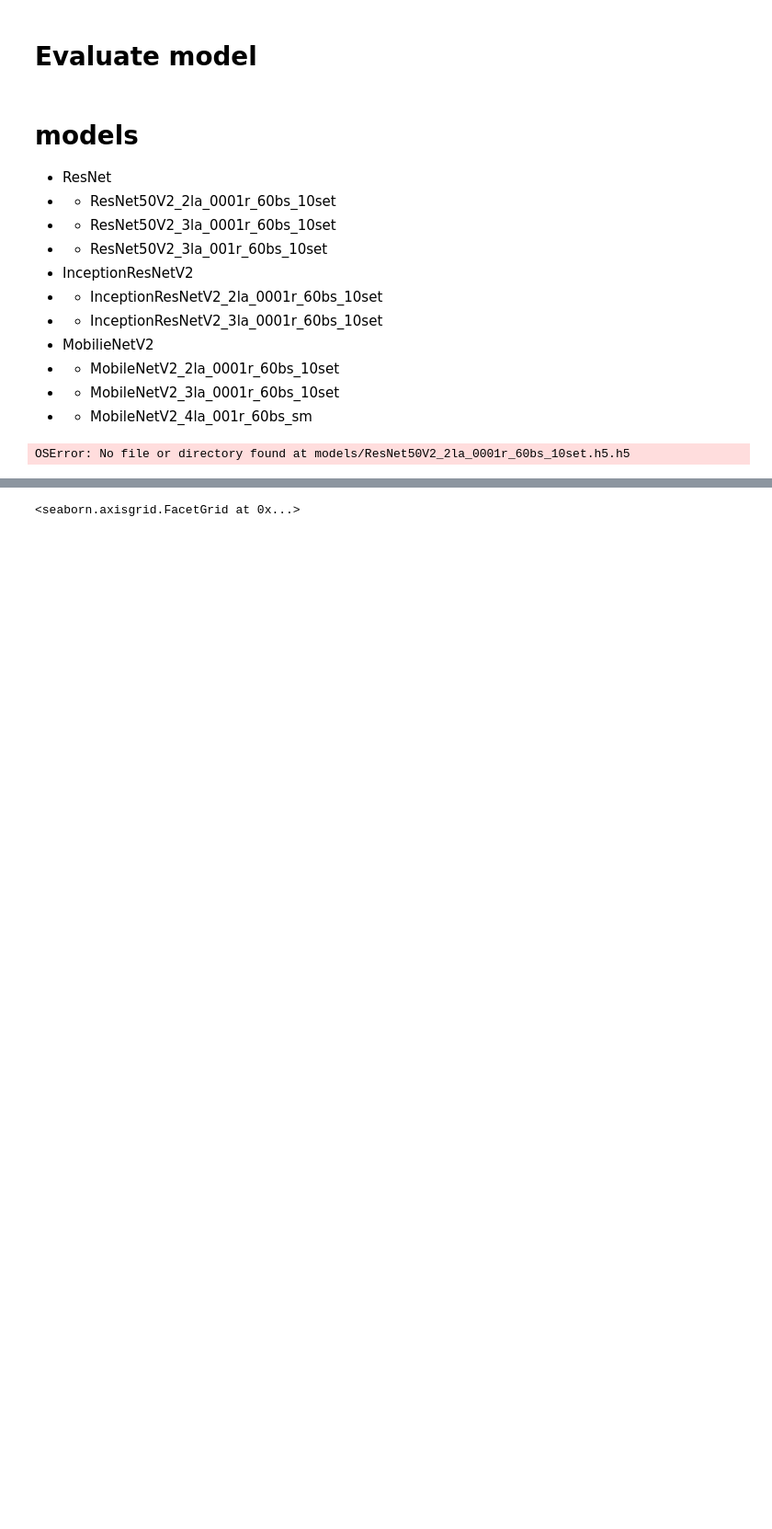
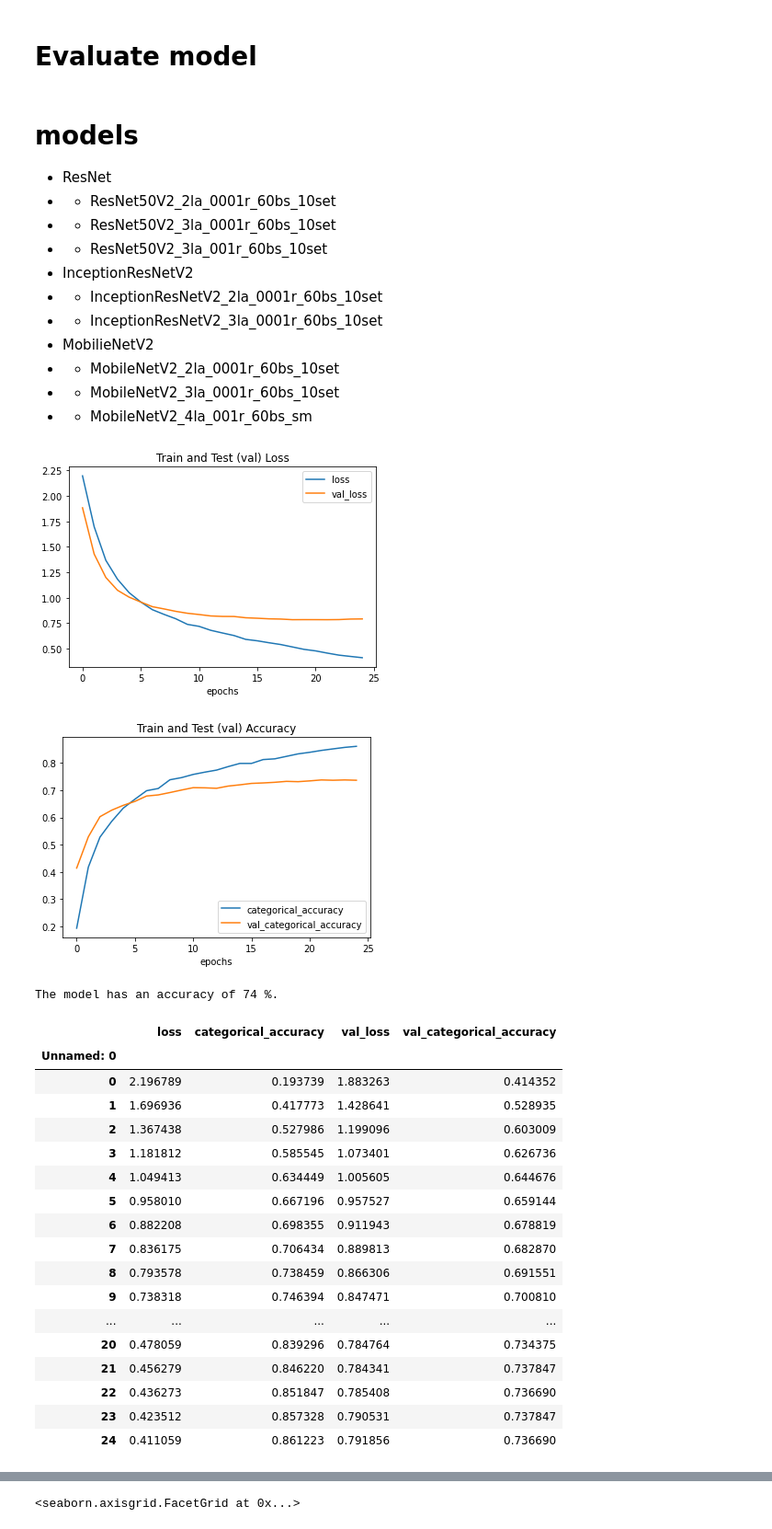
Before and after one commit to RosiNantis/mushroom_classification, a Jupyter notebook: presentation_plots.ipynb, the cells around one changed output, grey strips where cells are left out. Shown at 92% size. Drawn from its saved outputs; the diff is of its cells as text; code cells hidden in the pictures; blank space fills up the shorter version.

```diff
--- a/presentation_plots.ipynb
+++ b/presentation_plots.ipynb
@@ -411,4 +418,25 @@ def evaluate(model_dir):
 # %%
-pd.DataFrame(evaluate('ResNet50V2_2la_0001r_60bs_10set')[0])
+t = pd.DataFrame(evaluate('ResNet50V2_2la_0001r_60bs_10set')[0].set_index('Unnamed: 0'))
+t
 # %% [output]
+[figure, added]
+[figure, added]
-OSError: No file or directory found at models/ResNet50V2_2la_0001r_60bs_10set.h5.h5
+The model has an accuracy of 74 %.
+|  | loss | categorical_accuracy | val_loss | val_categorical_accuracy |
+| Unnamed: 0 |  |  |  |  |
+| 0 | 2.196789 | 0.193739 | 1.883263 | 0.414352 |
+| 1 | 1.696936 | 0.417773 | 1.428641 | 0.528935 |
+| 2 | 1.367438 | 0.527986 | 1.199096 | 0.603009 |
+| 3 | 1.181812 | 0.585545 | 1.073401 | 0.626736 |
+| 4 | 1.049413 | 0.634449 | 1.005605 | 0.644676 |
+| 5 | 0.958010 | 0.667196 | 0.957527 | 0.659144 |
+| 6 | 0.882208 | 0.698355 | 0.911943 | 0.678819 |
+| 7 | 0.836175 | 0.706434 | 0.889813 | 0.682870 |
+| 8 | 0.793578 | 0.738459 | 0.866306 | 0.691551 |
+| 9 | 0.738318 | 0.746394 | 0.847471 | 0.700810 |
+| ... | ... | ... | ... | ... |
+| 20 | 0.478059 | 0.839296 | 0.784764 | 0.734375 |
+| 21 | 0.456279 | 0.846220 | 0.784341 | 0.737847 |
+| 22 | 0.436273 | 0.851847 | 0.785408 | 0.736690 |
+| 23 | 0.423512 | 0.857328 | 0.790531 | 0.737847 |
+| 24 | 0.411059 | 0.861223 | 0.791856 | 0.736690 |
```
Also changed, not shown: parts of 27 cells of this notebook, 17 other files.
